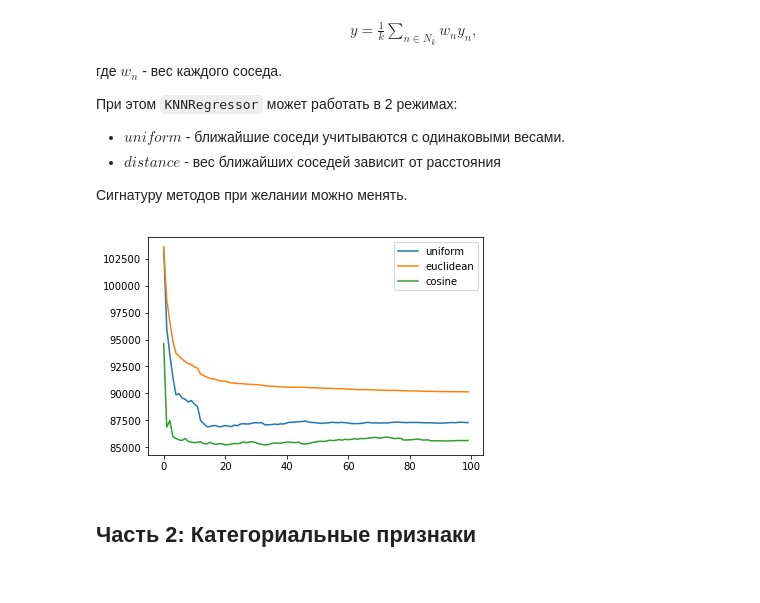
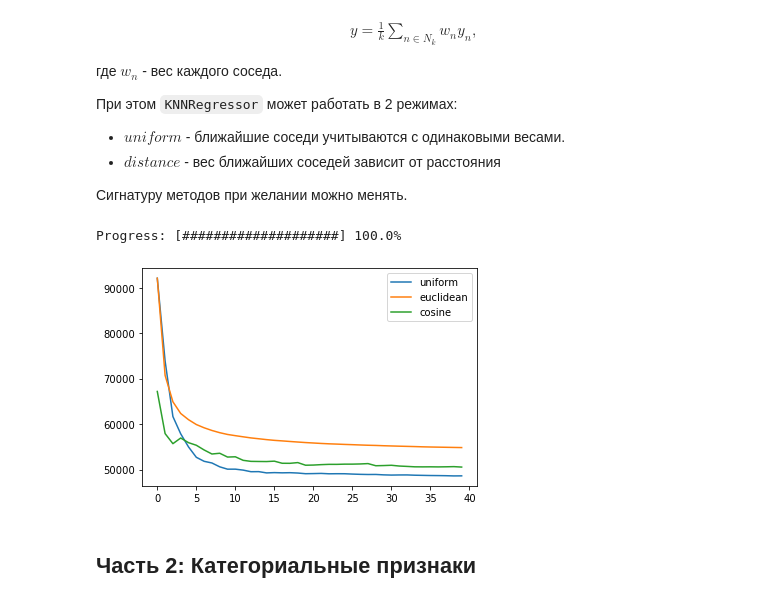
Before and after one commit to GHopperMSK/lmsu-homework, a Jupyter notebook: airbnb/homework-practice-02.ipynb, the cells around one changed output. Cells and saved outputs as stored; diff of their text form; code cells hidden in the pictures.

```diff
--- a/airbnb/homework-practice-02.ipynb
+++ b/airbnb/homework-practice-02.ipynb
@@ -239,7 +238,7 @@ class KNNRegressor:
         # находим частоту признаков
         freqs = {}
         for col in range(X.shape[1]):
-            values, freq = np.unique(X[:,col], return_counts=True)
+            values, freq = np.unique(X[:,col], return_counts = True)
             freqs[col] = {values[q]: freq[q] for q in range(len(values))}
 
         res = np.zeros(len(X)*len(Y)).reshape(len(X), len(Y))
@@ -250,13 +249,11 @@ class KNNRegressor:
                 for c in range(len(Y[y])):
                     if (X[x][c] != Y[y][c]):
                         dist = 1
-                        p = 0
                         break
                     else:
-                        dp = (freqs[c][X[x][c]] * (freqs[c][X[x][c]] - 1)) / (len(X) * (len(X) - 1 ))
-                        p = p + dp
+                        dist = dist + (freqs[c][float(X[x][c])] * (freqs[c][float(X[x][c])] - 1)) / (len(X) * (len(X) - 1))
 
-                res[x][y] = dist + p
+                res[x][y] = dist
         return res;
 
     def log_overlap(self, X, Y):
@@ -278,7 +275,7 @@ class KNNRegressor:
                 dist = 0
                 for c in range(len(Y[y])):
                     if (X[x][c] != Y[y][c]):
-                        dist = dist + np.log(1 + freqsX[c][X[x][f]]) * np.log(1 + freqsY[c][Y[x][f]])
+                        dist = dist + np.log(1 + freqsX[c][float(X[x][c])]) * np.log(1 + freqsY[c][float(Y[x][c])])
 
                 res[x][y] = dist
         return res;
@@ -294,7 +291,7 @@ class KNNRegressor:
         elif (self.__metric == 'flattened_overlap'):
             dsModRes = self.flattened_overlap(X, self.__X)
         elif (self.__metric == 'log_overlap'):
-            dsModRes = self.flattened_overlap(X, self.__X)
+            dsModRes = self.log_overlap(X, self.__X)
         else:
             raise Exception("Unknown 'metric' param value")
 
@@ -334,41 +331,52 @@ class KNNRegressor:
                     predictedVal = predictedVal + w * self.__y[indices[row][col]]
                 res.append(predictedVal / weightsSum)
             res = np.array(res)
-        return self.__nnTest.predict(X)
-#         return res
+#         return self.__nnTest.predict(X)
+        return res
 # %%
-X_train1 = X_train[0:1000][numberCols].to_numpy()
-X_test1 = X_test[0:1000][numberCols].to_numpy()
-y_train1 = y_train[0:1000].to_numpy()[:,0]
-y_test1 = y_test[0:1000].to_numpy()[:,0]
+X_train1 = X_train[numberCols].to_numpy()
+X_test1 = X_test[numberCols].to_numpy()
+y_train1 = y_train.to_numpy()[:,0]
+y_test1 = y_test.to_numpy()[:,0]
 
-k_max = 100
+k_max = 40
 metrics_array = ['euclidean', 'cosine']
+
+res_matrix_length = k_max * (len(metrics_array) + 1)
+process_bar_length = res_matrix_length
+cur_bar_position = 0
+update_progress(cur_bar_position / res_matrix_length)
+
 res = np.zeros(k_max * len(metrics_array)).reshape(k_max, len(metrics_array))
 
 for m in range(len(metrics_array)):
     for k in range(k_max):
         knnr = KNNRegressor(n_neighbors = k + 1, metric = metrics_array[m], mode = 'distance')
         knnr.fit(X_train1, y_train1)
         res[k][m] = mean_squared_error(y_test1, knnr.predict(X_test1))
+        cur_bar_position = cur_bar_position + 1
+        update_progress(cur_bar_position / res_matrix_length)
 
 # посчитаем ошибку для uniform режима
 res_u = np.zeros(k_max)
 for k in range(k_max):
     knnr = KNNRegressor(n_neighbors = k + 1, metric = 'euclidean', mode = 'uniform')
     knnr.fit(X_train1, y_train1)
     res_u[k] = mean_squared_error(y_test1, knnr.predict(X_test1))
+    cur_bar_position = cur_bar_position + 1
+    update_progress(cur_bar_position / res_matrix_length)
 
 # и добавим в наш массив результатов
 res_u = res_u.reshape(k_max,1)
-res = np.hstack((res_u, res))
+res1 = np.hstack((res_u, res))
 
 # отображение результата
-plt.plot(res)
+plt.plot(res1)
 plt.legend(['uniform'] + metrics_array, loc='upper right')
 plt.show()
 # %% [output]
+Progress: [####################] 100.0%
-[figure, old version]
+[figure, new version]
 # %% [markdown]
 ## Часть 2: Категориальные признаки
 # %% [markdown]
```
Also changed, not shown: parts of 5 cells of this notebook.
